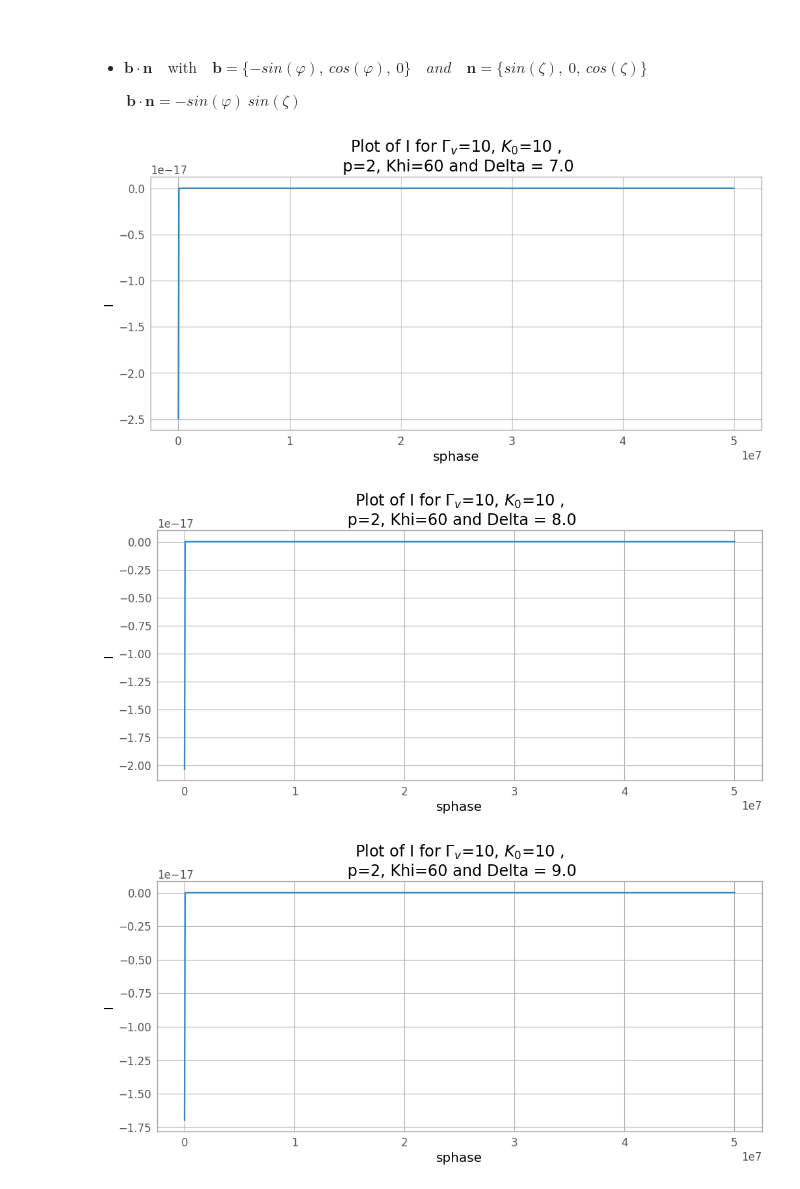
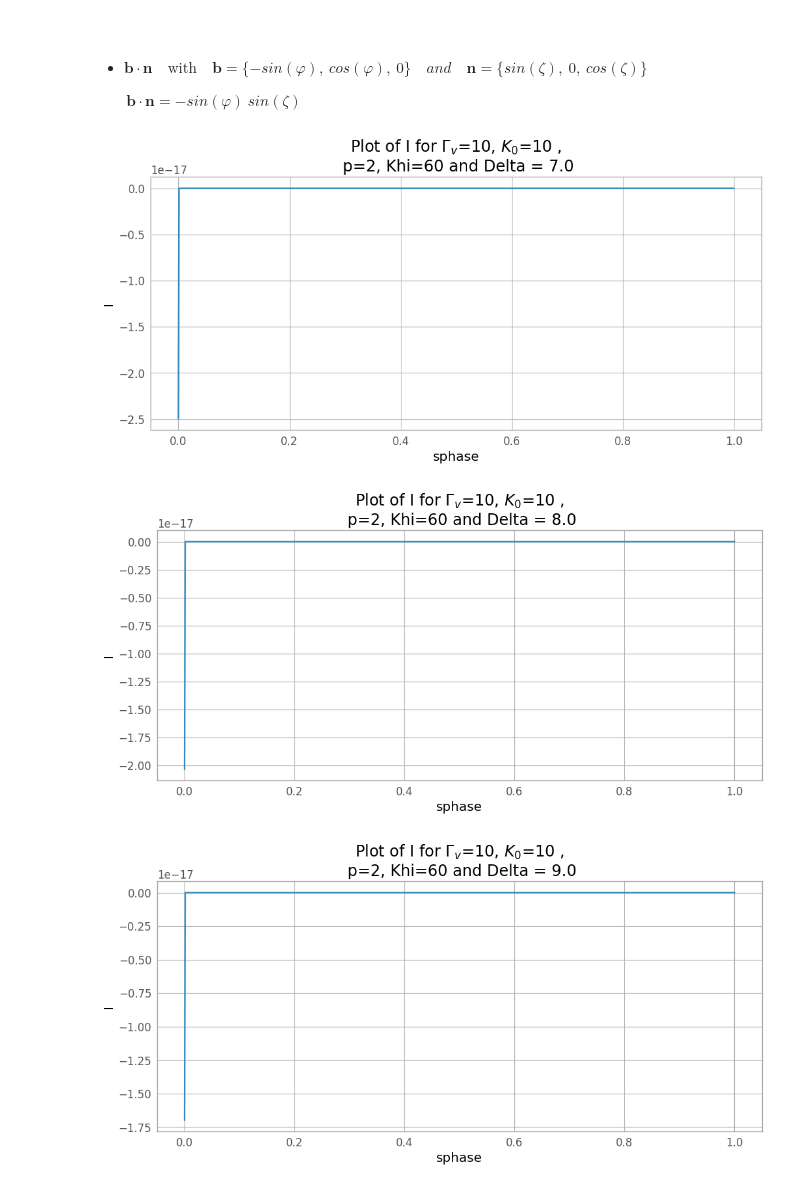
Before and after one commit to f0anits1o/Master_Thesis_Defense, a Jupyter notebook: plot_of_I.ipynb, the cells around one changed output. Saved outputs shown, nothing was run; the diff lists cells and outputs as text; code cells hidden in the pictures.

Commit message:
Normalise value of tret

```diff
--- a/plot_of_I.ipynb
+++ b/plot_of_I.ipynb
@@ -87,41 +83,12 @@ def sech(x):
     return 1 / np.cosh(x)
 
 def gauss_to_tesla(gauss):
-    """
-    Convert Gauss to Tesla.
-
-    Parameters:
-        gauss : Value in Gauss.
-
-    Returns:
-        Value converted to Tesla.
-    """
     return gauss * 1e-4
 
-
 def degrees_to_radians(degrees):
-    """
-    Convert degrees to radians.
-
-    Parameters:
-        degrees: Value in degrees.
-
-    Returns:
-        Value converted to radians.
-    """
     return degrees * np.pi / 180
 
-
 def plot_data(sphase, I, Khi, Delta, title):
-    """
-    Plot I for a given Khi and Delta value.
-
-    Parameters:
-        sphase: Array of sphase values,
-        I: Array of the Intensity,
-        Khi: Value of Khi,
-        Delta: Value of Delta.
-    """
     plt.figure(figsize=(12, 5))
     plt.plot(sphase, I)
     plt.title(title)
@@ -130,11 +97,9 @@ def plot_data(sphase, I, Khi, Delta, title):
     plt.show()
     plt.close()
 
-
 # Constants
 f = 0.008538220
 BL_G = 0.3
-
 p = 2
 N0 = 10
 K0 = 10
@@ -148,54 +113,69 @@ Omega = 2 * np.pi * f
 rL = 2.99792458e+08 / Omega
 Bv = np.sqrt(G_v**2 - 1) / G_v
 
-
 BL_T = gauss_to_tesla(BL_G)
 
 r = np.linspace(rL, (10**8)*rL, 1000)
 z = r / rL
 
-tret = tobs + (r*np.sin(zeta)) / c
-sphase = Omega * tret
+increment = 10**(-3)
+max_tret = 2 * np.pi / Omega
 
-D_v = 1/G_v * (1 - Bv*(np.cos(theta) * np.cos(zeta) + np.sin(theta) * np.sin(zeta) * np.cos(phi)))
+tret = np.arange(0, max_tret, increment)
+sphase = Omega * tret / (2 * np.pi)
+
+D_v = (1 / G_v) * (1 - Bv * (np.cos(theta) * np.cos(zeta) +
+                             np.sin(theta) * np.sin(zeta) * np.cos(phi)))
 
 u1 = (p - 1) / 2
 u2 = (p + 3) / 2
 u3 = (p + 1) / 4
 u4 = (3*p + 7)/12
 u5 = (3*p - 1)/12
 u6 = (p + 7/3)/(p + 1)
 
-
 GE_u4 = gamma(u4)
 GE_u5 = gamma(u5)
-Kp = (np.sqrt(3) * GE_u4 * GE_u5 * abs(q)**3)/(32 *  np.pi**2  * epsi_0 * m_e * c)*((3 * abs(q))/(m_e**3 * c**4))**u1
+Kp = (np.sqrt(3) * GE_u4 * GE_u5 * abs(q)**3) / \
+     (32 * np.pi**2 * epsi_0 * m_e * c) * \
+     ((3 * abs(q)) / (m_e**3 * c**4))**u1
 
-
-# Varying parameters
-Khi_values = np.arange(60, 81, 10)  # Vary Khi from 60 to 80 with step 10 degrees
-Delta_values = np.linspace(7, 9, 3)  # Vary Delta from 7 to 9
+Khi_values = np.arange(60, 81, 10)
+Delta_values = np.linspace(7, 9, 3)
 
 for Khi in Khi_values:
     Khi_r = degrees_to_radians(Khi)
     psi = np.cos(theta) * np.cos(Khi_r) + np.sin(theta) * np.sin(Khi_r) * np.cos(phi + z*(1 - Bv*np.sin(zeta)) / Bv)
 
     for Delta in Delta_values:
         B = Bv * BL_T * 1/z * np.tanh(psi/Delta) * np.sqrt(np.sin(Khi)**2 + G_v**2 * Bv**2 * 1/z**2)
 
         x = np.multiply(psi, Delta)
         sech_x = sech(x)
         sech2 = np.power(sech_x, 2)
         r2Ke = N0 * ((K0 - 1) * sech2 + 1)
 
         r2s0 = Kp * r2Ke * (Omega**-u1) * (D_v**u2) * (((B/G_v)**2) * (1 - (D_v *(-np.sin(phi)*np.sin(zeta)))**2))**u3
-        f4 = lambda r1, theta1, phi1: np.sin(theta1)
-        value, err = integrate.tplquad(f4,0,np.inf,0,np.pi, 0, 2*np.pi)
 
-        I = np.multiply(r2s0, value)
-        title = f"Plot of I for $\Gamma_v$={G_v}, $K_0$={K0} ,\n p={2}, Khi={Khi} and Delta = {Delta}"
+        # Integrate
+        def integrand(r1, theta1, phi1):
+            return np.sin(theta1)
+
+        value, err = integrate.tplquad(integrand, 0, np.inf, 0, np.pi, 0, 2 * np.pi)
+
+        # Ensure value is a scalar
+        if np.isscalar(value):
+            I = np.multiply(r2s0, value)
+        else:
+            I = np.multiply(r2s0, np.sum(value))
+
+        # Ensure length of I matches length of sphase
+        if len(I) != len(sphase):
+            I = np.interp(sphase, np.linspace(0, 1, len(I)), I)
+
+        title = f"Plot of I for $\Gamma_v$={G_v}, $K_0$={K0} ,\n p={p}, Khi={Khi} and Delta = {Delta}"
         plot_data(sphase, I, Khi, Delta, title)
 # %% [output]
-[figure, old version]
+[figure, new version]
-[figure, old version]
+[figure, new version]
-[figure, old version]
+[figure, new version]
```
Also changed, not shown: parts of 2 cells of this notebook.
